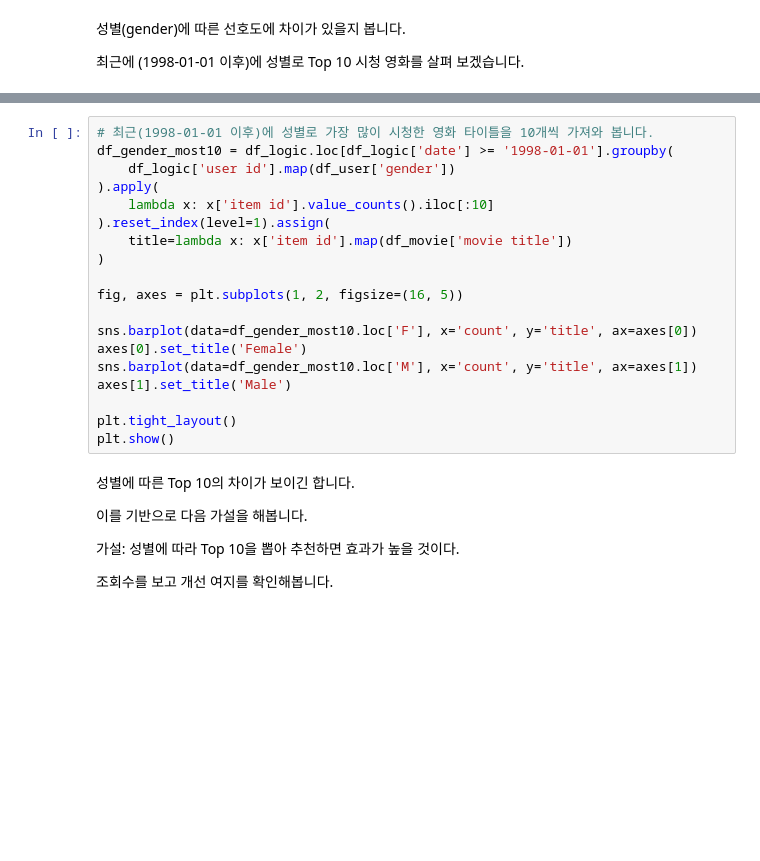
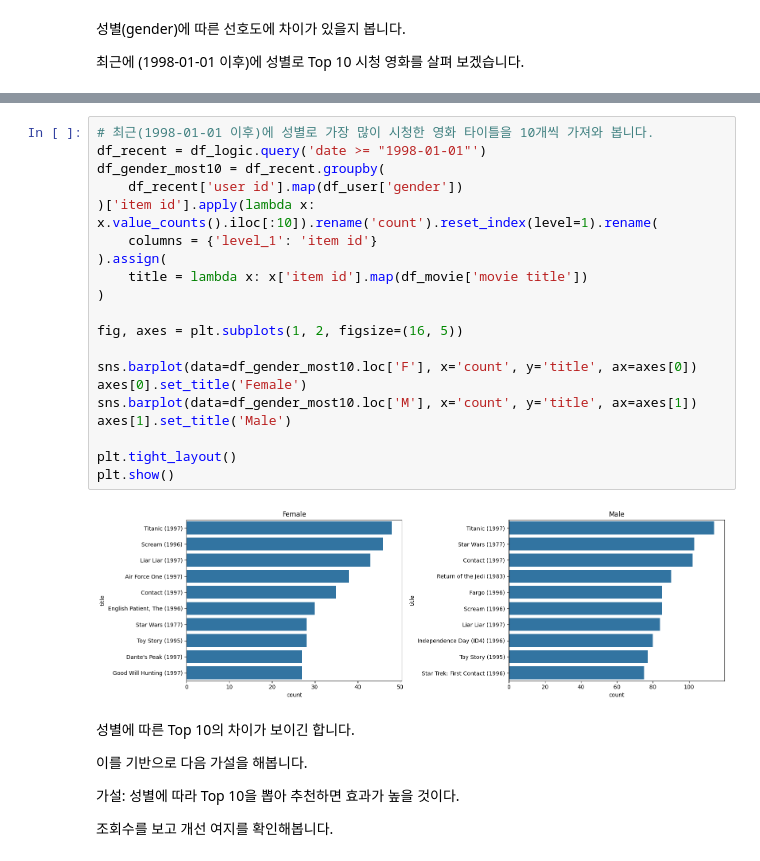
Before and after one commit to sunkusun9/rcmd_2509, a Jupyter notebook: 2.추천 시스템 개론.ipynb, the cells around one changed output, grey strips where cells are left out. Drawn from its saved outputs; the diff is of its cells as text; blank space fills up the shorter version.

```diff
--- a/2.추천 시스템 개론.ipynb
+++ b/2.추천 시스템 개론.ipynb
@@ -490,22 +591,25 @@ df_gender_most10
 # %%
 # 최근(1998-01-01 이후)에 성별로 가장 많이 시청한 영화 타이틀을 10개씩 가져와 봅니다.
-df_gender_most10 = df_logic.loc[df_logic['date'] >= '1998-01-01'].groupby(
-    df_logic['user id'].map(df_user['gender'])
-).apply(
-    lambda x: x['item id'].value_counts().iloc[:10]
-).reset_index(level=1).assign(
-    title=lambda x: x['item id'].map(df_movie['movie title'])
+df_recent = df_logic.query('date >= "1998-01-01"')
+df_gender_most10 = df_recent.groupby(
+    df_recent['user id'].map(df_user['gender'])
+)['item id'].apply(lambda x: x.value_counts().iloc[:10]).rename('count').reset_index(level=1).rename(
+    columns = {'level_1': 'item id'}
+).assign(
+    title = lambda x: x['item id'].map(df_movie['movie title'])
 )
 
 fig, axes = plt.subplots(1, 2, figsize=(16, 5))
 
 sns.barplot(data=df_gender_most10.loc['F'], x='count', y='title', ax=axes[0])
 axes[0].set_title('Female')
 sns.barplot(data=df_gender_most10.loc['M'], x='count', y='title', ax=axes[1])
 axes[1].set_title('Male')
 
 plt.tight_layout()
 plt.show()
+# %% [output]
+[figure, added]
 # %% [markdown]
 성별에 따른 Top 10의 차이가 보이긴 합니다.
 
```
Also changed, not shown: parts of 18 cells of this notebook.
